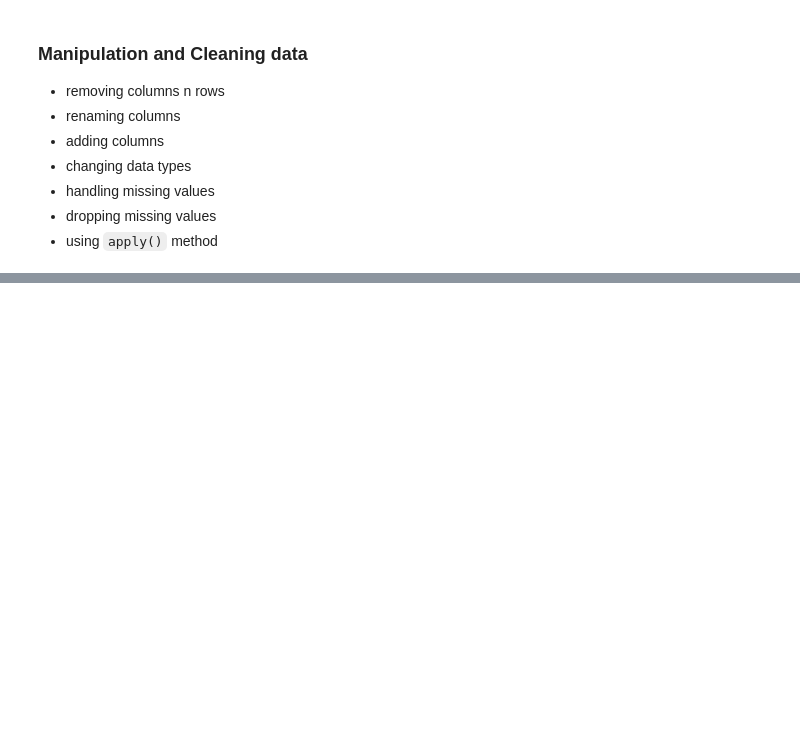
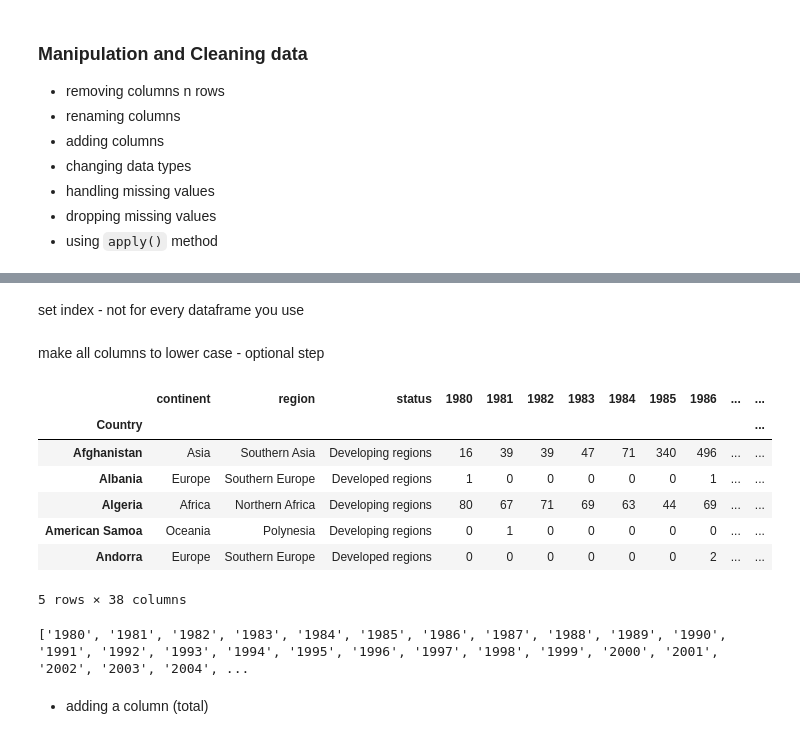
Before and after one commit to zaid-kamil/2024-MAY-PY-930-MWTF, a Jupyter notebook: data analysis/pandas.ipynb, the cells around one changed output, grey strips where cells are left out. Cells and saved outputs as stored; diff of their text form; code cells hidden in the pictures; blank space fills up the shorter version.

```diff
--- a/data analysis/pandas.ipynb
+++ b/data analysis/pandas.ipynb
@@ -239,0 +268,3 @@ fake_df
+# %%
+df = pd.read_excel('Canada.xlsx', sheet_name=1, skiprows=20, skipfooter=2)
+df.head(2)
@@ -239,0 +273,9 @@ fake_df
+# %%
+cols_to_rename ={
+    'OdName': 'Country',
+    'AreaName': 'Continent',
+    'RegName': 'Region',
+    'DevName': 'Status',
+}
+df = df.rename(columns=cols_to_rename)
+df.head(2)
@@ -239,0 +291,6 @@ fake_df
+# %%
+cols_to_drop = ['AREA', 'REG', 'DEV', 'Type', 'Coverage']
+df = df.drop(columns=cols_to_drop)
+df.head(2)
+# %% [markdown]
+set index - not for every dataframe you use
@@ -239,0 +300,21 @@ fake_df
+# %% [markdown]
+make all columns to lower case - optional step
+# %%
+df.columns = [str(name).lower() for name in df.columns.tolist()]
+df.head()
+# %% [output]
+|  | continent | region | status | 1980 | 1981 | 1982 | 1983 | 1984 | 1985 | 1986 | ... | ... |
+| Country |  |  |  |  |  |  |  |  |  |  |  | ... |
+| Afghanistan | Asia | Southern Asia | Developing regions | 16 | 39 | 39 | 47 | 71 | 340 | 496 | ... | ... |
+| Albania | Europe | Southern Europe | Developed regions | 1 | 0 | 0 | 0 | 0 | 0 | 1 | ... | ... |
+| Algeria | Africa | Northern Africa | Developing regions | 80 | 67 | 71 | 69 | 63 | 44 | 69 | ... | ... |
+| American Samoa | Oceania | Polynesia | Developing regions | 0 | 1 | 0 | 0 | 0 | 0 | 0 | ... | ... |
+| Andorra | Europe | Southern Europe | Developed regions | 0 | 0 | 0 | 0 | 0 | 0 | 2 | ... | ... |
+5 rows × 38 columns
+# %%
+years = list(map(str, range(1980, 2014)))
+print(years)
+# %% [output]
+['1980', '1981', '1982', '1983', '1984', '1985', '1986', '1987', '1988', '1989', '1990', '1991', '1992', '1993', '1994', '1995', '1996', '1997', '1998', '1999', '2000', '2001', '2002', '2003', '2004', ...
+# %% [markdown]
+- adding a column (total)
```
Also changed, not shown: parts of 19 cells of this notebook, 1 other file.
